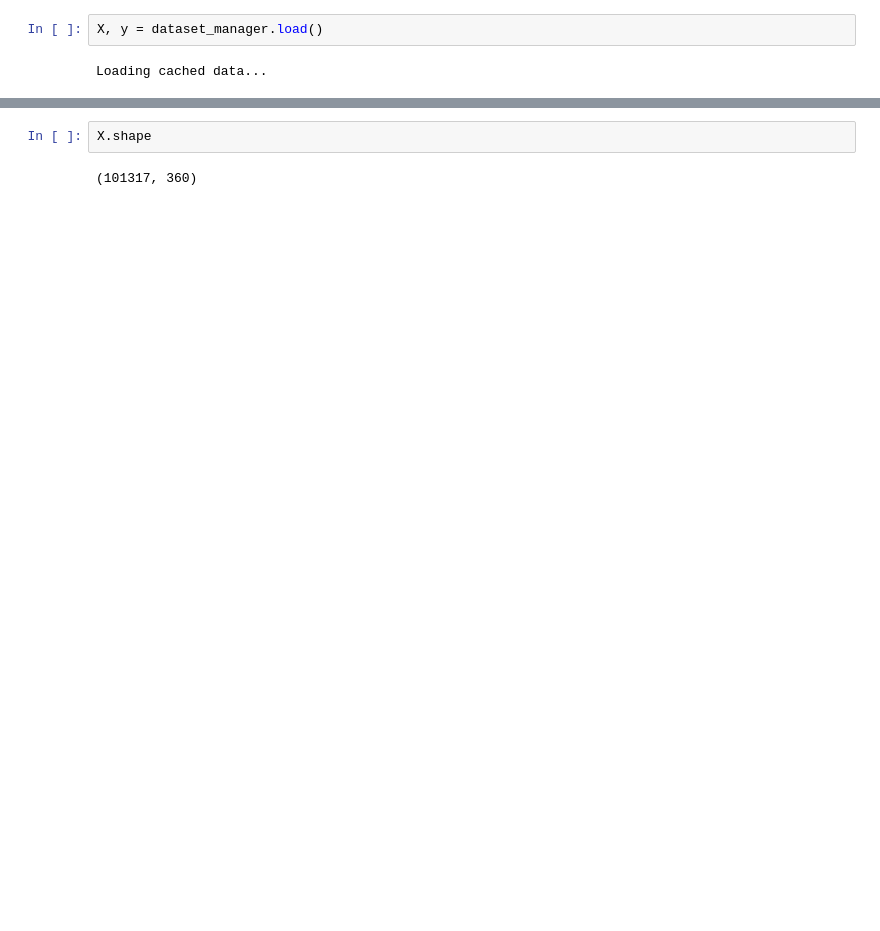
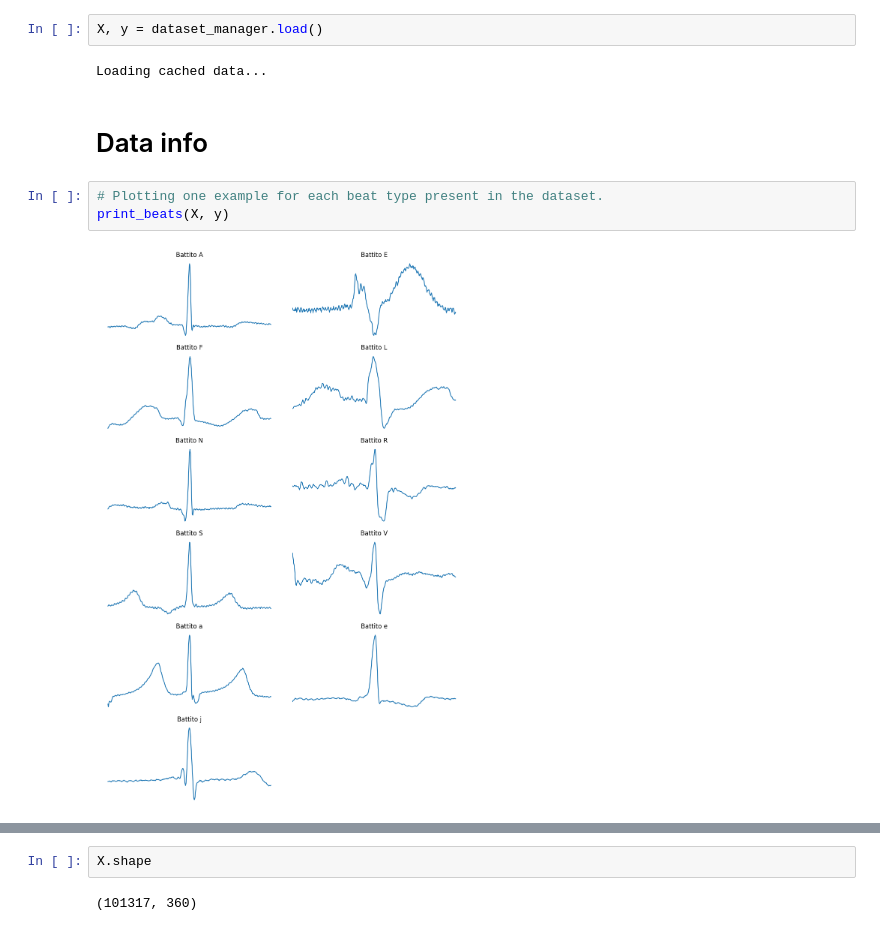
Before and after one commit to NunzioDA/AIApplicationsExam, a Jupyter notebook: test.ipynb, the cells around one changed output, grey strips where cells are left out. Drawn from its saved outputs; the diff is of its cells as text; blank space fills up the shorter version.

```diff
--- a/test.ipynb
+++ b/test.ipynb
@@ -24,4 +33,11 @@ import dataset_manager
 X, y = dataset_manager.load()
 # %% [output]
 Loading cached data...
+# %% [markdown]
+# Data info
+# %%
+# Plotting one example for each beat type present in the dataset.
+print_beats(X, y)
+# %% [output]
+[figure, added]
 # %%
```
Also changed, not shown: parts of 23 cells of this notebook.
